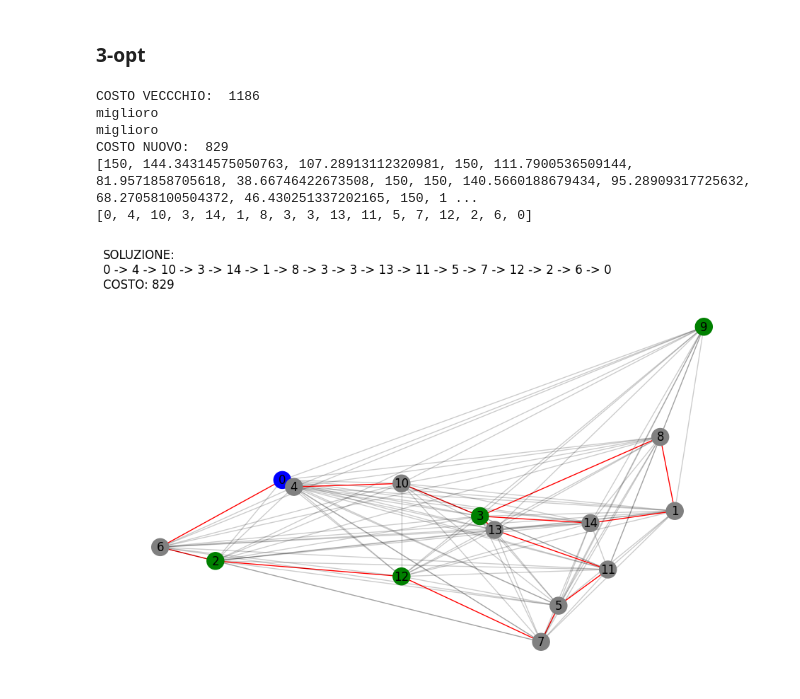
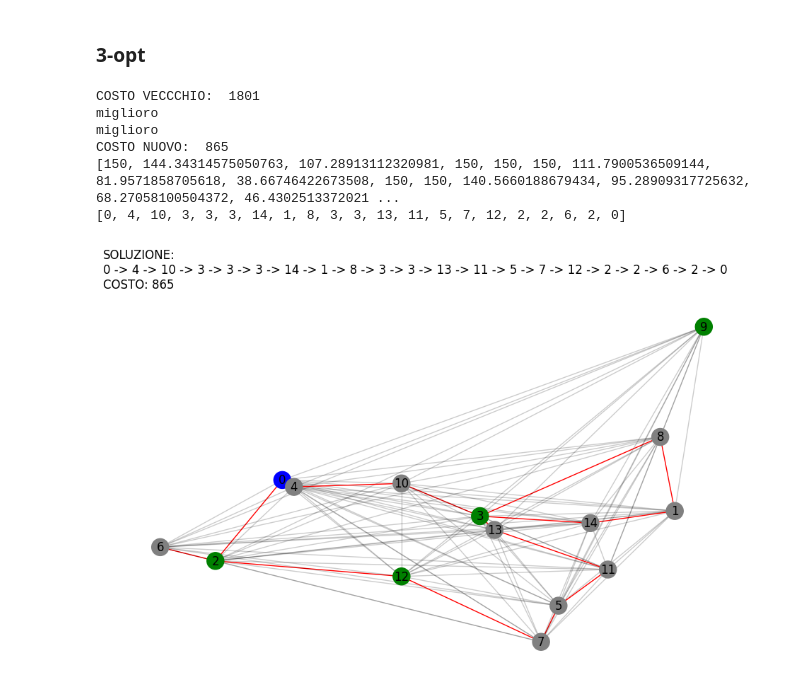
Before and after one commit to LorenzoColombi/G-TSP, a Jupyter notebook: GTSP.ipynb, the cells around one changed output. Cells and saved outputs as stored; diff of their text form; code cells hidden in the pictures.

```diff
--- a/GTSP.ipynb
+++ b/GTSP.ipynb
@@ -698,33 +698,8 @@ def local_city_insertion(G : nx.Graph, soluzione : list, batteria_per_nodo : lis
 ### 3-opt
 # %%
 import itertools
-def generate_combination(soluzione,taglio):
+import utility_function as uf
 
-    #ordino i tagli
-    taglio = list(taglio)
-    taglio.sort()
-    '''
-    Data una soluzione e una lista di 3 tagli  genera tutte le possibili combinazioni in cui è possibile ricostruire il tour. Senza toccare il primo e l'ultimo segmento.
-    '''
-
-    #genero le 4 parti del tour
-    t1=soluzione[:taglio[0]]
-    t2=soluzione[taglio[0]:taglio[1]]
-    t3=soluzione[taglio[1]:taglio[2]]
-    t4=soluzione[taglio[2]:]
-
-    sol1 = t1 + t2[::-1] + t3 + t4
-    sol2 = t1 + t2 + t3[::-1] + t4
-    sol3 = t1 + t2[::-1] + t3[::-1] + t4
-
-    sol4 = t1 + t3 + t2 + t4
-    sol5 = t1 + t3[::-1] + t2 + t4
-    sol6 = t1 + t3 + t2[::-1] + t4
-    sol7 = t1 + t3[::-1] + t2[::-1] + t4
-
-    sol_list = [sol1, sol2, sol3, sol4, sol5, sol6, sol7]
-
-    return sol_list
 
 def intorno3opt(G,soluzione,batteria_per_nodo):
     #inizializzazione
@@ -735,7 +710,7 @@ def intorno3opt(G,soluzione,batteria_per_nodo):
     allcombinantions = list(itertools.permutations(range(1, len(soluzione)-1),3))
 
     for lista_taglio in allcombinantions:
-        sol_list = generate_combination(soluzione, lista_taglio)
+        sol_list = uf.generate_combination(soluzione, lista_taglio)
 
         best_in_list=100000000
         best_sol = None
@@ -787,36 +762,36 @@ import utility_function as uf
 
 #Caricamento del grafo da file
 #scelta istanza
 graph_file = "istances/graph.gml"
 batteria_max = 150
 
 #lettura grafo
 G = nx.read_gml(graph_file, destringizer=int)
 
 #applicazione algoritmo greedy
-soluzione, batteria_per_nodo = greedy_cheapest_insertion(G,batteria_max)
+soluzione, batteria_per_nodo = greedy_random_insertion(G,batteria_max)
 
 #aggiungiamo le colonnine necessarie per renderla ammissibile
 soluzione, batteria_per_nodo = uf.add_colonnine_to_tour(G, soluzione, batteria_per_nodo, batteria_max)
 
 costo= uf.costo(G,soluzione, batteria_per_nodo)
 print("COSTO VECCCHIO: ", costo)
 
 
 soluzione, batteria_per_nodo = local_3opt(G, soluzione, batteria_per_nodo)
 costo= uf.costo(G,soluzione, batteria_per_nodo)
 
 print("COSTO NUOVO: ", costo)
 
 print(batteria_per_nodo)
 print(soluzione)
 
 uf.draw_solution(G, soluzione, costo)
 # %% [output]
-COSTO VECCCHIO:  1186
+COSTO VECCCHIO:  1801
 miglioro
 miglioro
-COSTO NUOVO:  829
-[150, 144.34314575050763, 107.28913112320981, 150, 111.7900536509144, 81.9571858705618, 38.66746422673508, 150, 150, 140.5660188679434, 95.28909317725632, 68.27058100504372, 46.430251337202165, 150, 1 ...
-[0, 4, 10, 3, 14, 1, 8, 3, 3, 13, 11, 5, 7, 12, 2, 6, 0]
+COSTO NUOVO:  865
+[150, 144.34314575050763, 107.28913112320981, 150, 150, 150, 111.7900536509144, 81.9571858705618, 38.66746422673508, 150, 150, 140.5660188679434, 95.28909317725632, 68.27058100504372, 46.4302513372021 ...
+[0, 4, 10, 3, 3, 3, 14, 1, 8, 3, 3, 13, 11, 5, 7, 12, 2, 2, 6, 2, 0]
-[figure, old version]
+[figure, new version]
```
Also changed, not shown: parts of 4 cells of this notebook, 2 other files.
